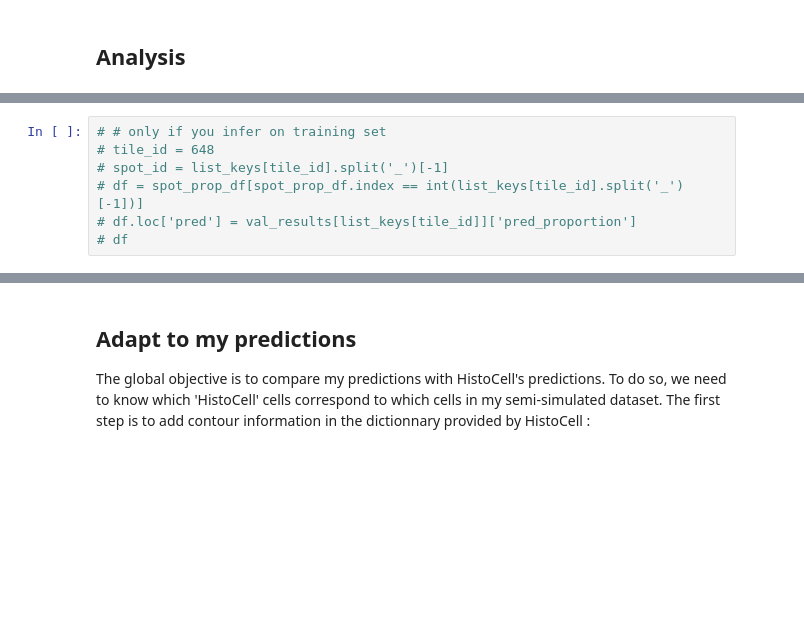
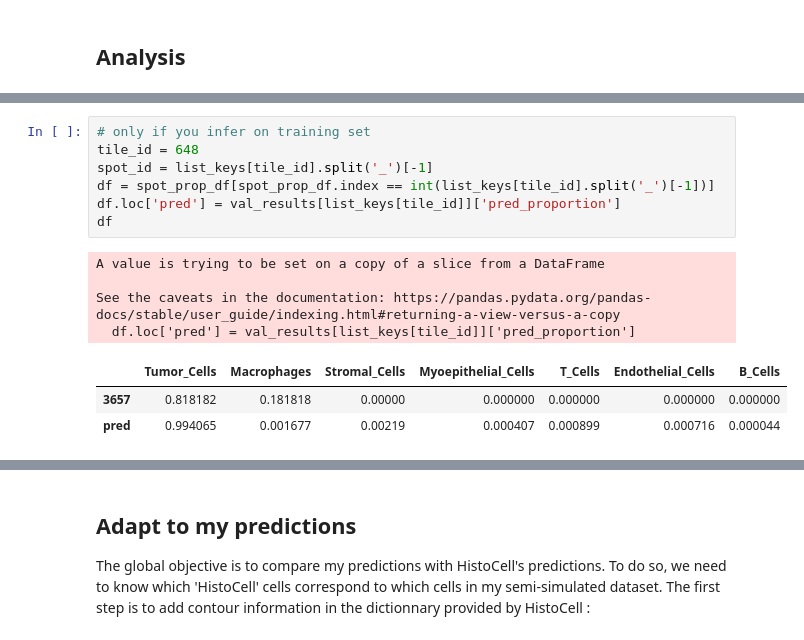
Before and after one commit to lucagortana/HEDeST, a Jupyter notebook: benchmark/HistoCell/analysis/training_analysis.ipynb, the cells around one changed output, grey strips where cells are left out. Drawn from its saved outputs; the diff is of its cells as text; blank space fills up the shorter version.

```diff
--- a/benchmark/HistoCell/analysis/training_analysis.ipynb
+++ b/benchmark/HistoCell/analysis/training_analysis.ipynb
@@ -131,10 +131,18 @@ print(value_count)
 # %%
-# # only if you infer on training set
-# tile_id = 648
-# spot_id = list_keys[tile_id].split('_')[-1]
-# df = spot_prop_df[spot_prop_df.index == int(list_keys[tile_id].split('_')[-1])]
-# df.loc['pred'] = val_results[list_keys[tile_id]]['pred_proportion']
-# df
+# only if you infer on training set
+tile_id = 648
+spot_id = list_keys[tile_id].split('_')[-1]
+df = spot_prop_df[spot_prop_df.index == int(list_keys[tile_id].split('_')[-1])]
+df.loc['pred'] = val_results[list_keys[tile_id]]['pred_proportion']
+df
+# %% [output]
+A value is trying to be set on a copy of a slice from a DataFrame
+
+See the caveats in the documentation: https://pandas.pydata.org/pandas-docs/stable/user_guide/indexing.html#returning-a-view-versus-a-copy
+  df.loc['pred'] = val_results[list_keys[tile_id]]['pred_proportion']
+|  | Tumor_Cells | Macrophages | Stromal_Cells | Myoepithelial_Cells | T_Cells | Endothelial_Cells | B_Cells |
+| 3657 | 0.818182 | 0.181818 | 0.00000 | 0.000000 | 0.000000 | 0.000000 | 0.000000 |
+| pred | 0.994065 | 0.001677 | 0.00219 | 0.000407 | 0.000899 | 0.000716 | 0.000044 |
 # %%
 from PIL import Image
 import matplotlib.pyplot as plt
```
Also changed, not shown: parts of 13 cells of this notebook, 1 other file.
